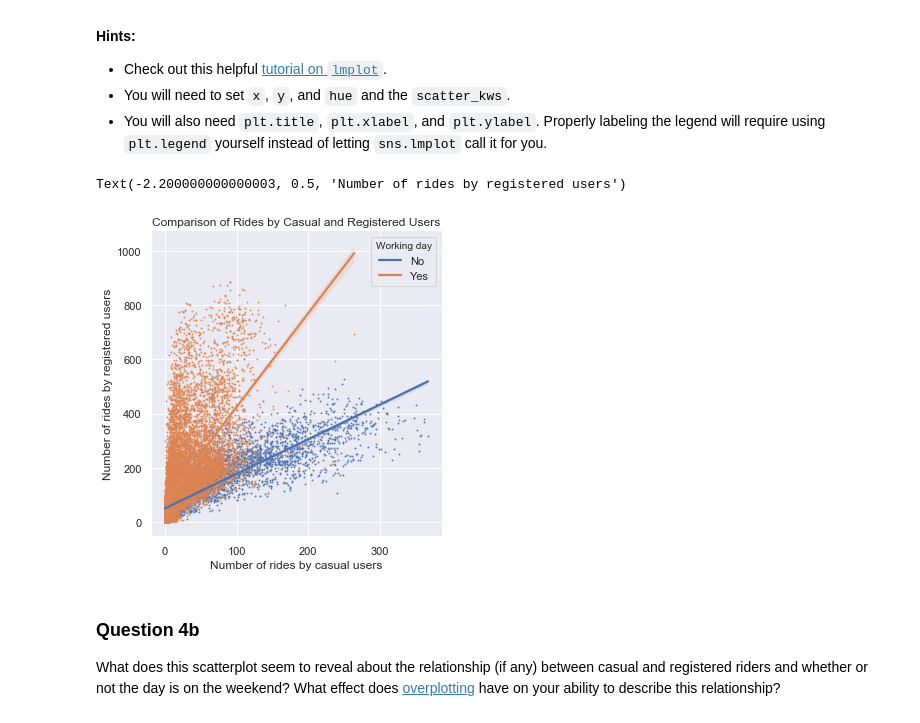
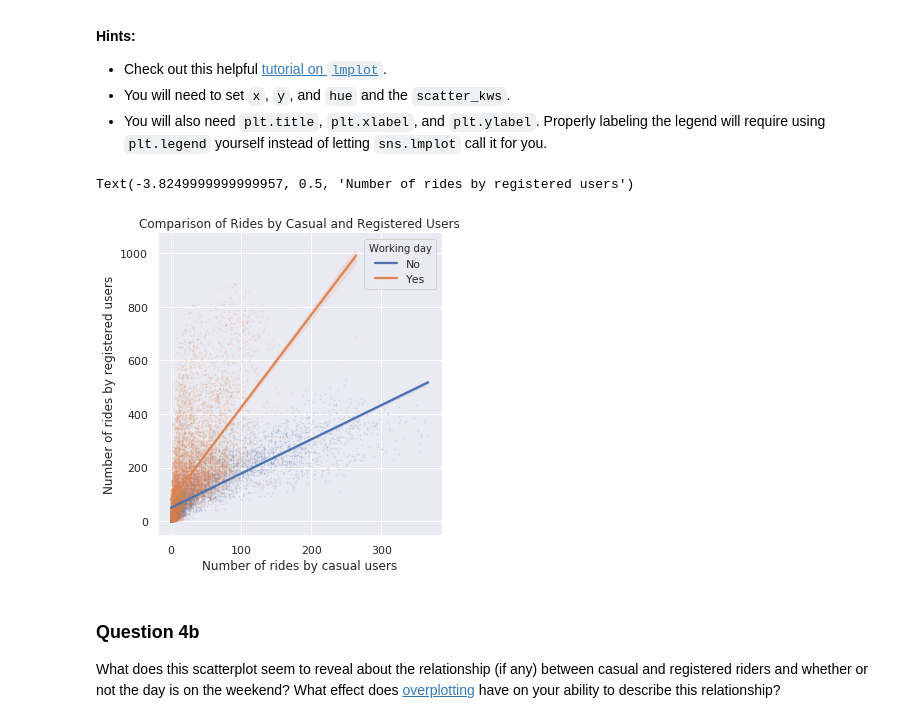
Before and after one commit to Calvin-Data-Science/data202, a Jupyter notebook: src/hw2/hw2_solutions.ipynb, the cells around one changed output. Drawn from its saved outputs; the diff is of its cells as text; code cells hidden in the pictures.

```diff
--- a/src/hw2/hw2_solutions.ipynb
+++ b/src/hw2/hw2_solutions.ipynb
@@ -196,15 +196,15 @@ Use [`sns.lmplot`](https://seaborn.pydata.org/generated/seaborn.lmplot.html) to
 # %%
 # Your code here
 sns.lmplot(
     x='casual', y='registered', hue='workingday', data=hourly_counts,
-    scatter_kws={'s': 1}, truncate=True, legend=False)
+    scatter_kws={'s': 1, 'alpha': .1}, truncate=True, legend=False)
 plt.legend(title="Working day", labels=["No", "Yes"])
 plt.title("Comparison of Rides by Casual and Registered Users")
 plt.xlabel("Number of rides by casual users")
 plt.ylabel("Number of rides by registered users")
 # %% [output]
-Text(-2.200000000000003, 0.5, 'Number of rides by registered users')
+Text(-3.8249999999999957, 0.5, 'Number of rides by registered users')
-[figure, old version]
+[figure, new version]
 # %% [markdown]
 ### Question 4b
 
```
Also changed, not shown: parts of 1 cell of this notebook, 2 other files.
